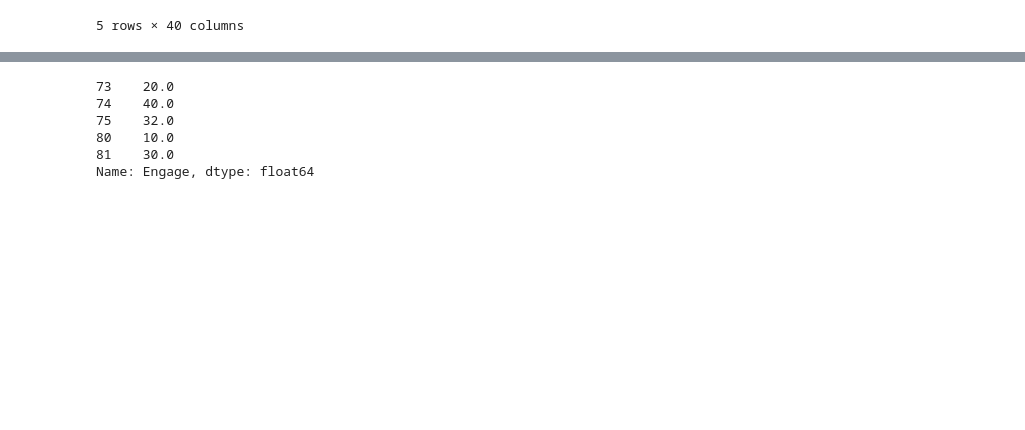
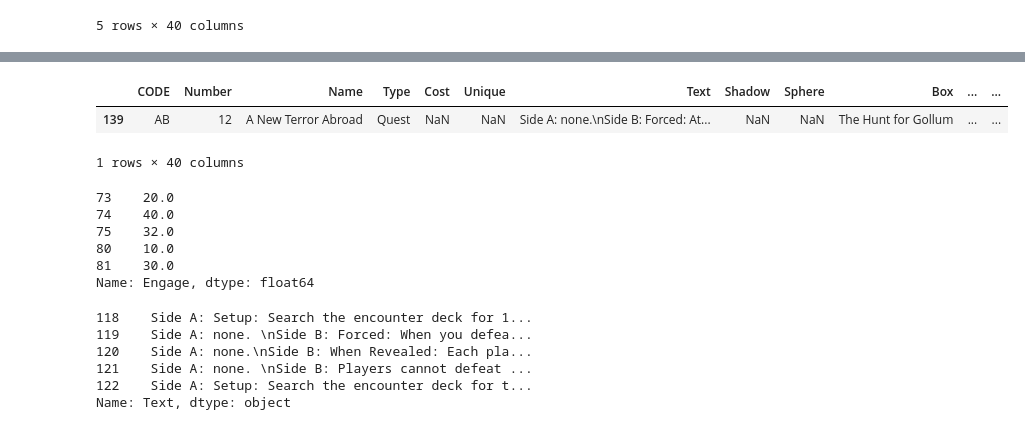
Before and after one commit to Cleedee/lord, a Jupyter notebook: analise_planilha.ipynb, the cells around one changed output, grey strips where cells are left out. Cells and saved outputs as stored; diff of their text form; code cells hidden in the pictures; blank space fills up the shorter version.

```diff
--- a/analise_planilha.ipynb
+++ b/analise_planilha.ipynb
@@ -46,3 +83,9 @@ array([ 1.,  0., nan])
+# %%
+df.query("Name == 'A New Terror Abroad'")
+# %% [output]
+|  | CODE | Number | Name | Type | Cost | Unique | Text | Shadow | Sphere | Box | ... | ... |
+| 139 | AB | 12 | A New Terror Abroad | Quest | NaN | NaN | Side A: none.\nSide B: Forced: At... | NaN | NaN | The Hunt for Gollum | ... | ... |
+1 rows × 40 columns
 # %%
 df.query("Type == 'Enemy'")['Engage'].head()
 # %% [output]
@@ -52,3 +95,12 @@ df.query("Type == 'Enemy'")['Engage'].head()
 80    10.0
 81    30.0
 Name: Engage, dtype: float64
+# %%
+df.query("Type == 'Quest'")['Text'].head()
+# %% [output]
+118    Side A: Setup: Search the encounter deck for 1...
+119    Side A: none. \nSide B: Forced: When you defea...
+120    Side A: none.\nSide B: When Revealed: Each pla...
+121    Side A: none. \nSide B: Players cannot defeat ...
+122    Side A: Setup: Search the encounter deck for t...
+Name: Text, dtype: object
```
Also changed, not shown: parts of 6 cells of this notebook, 2 other files.
